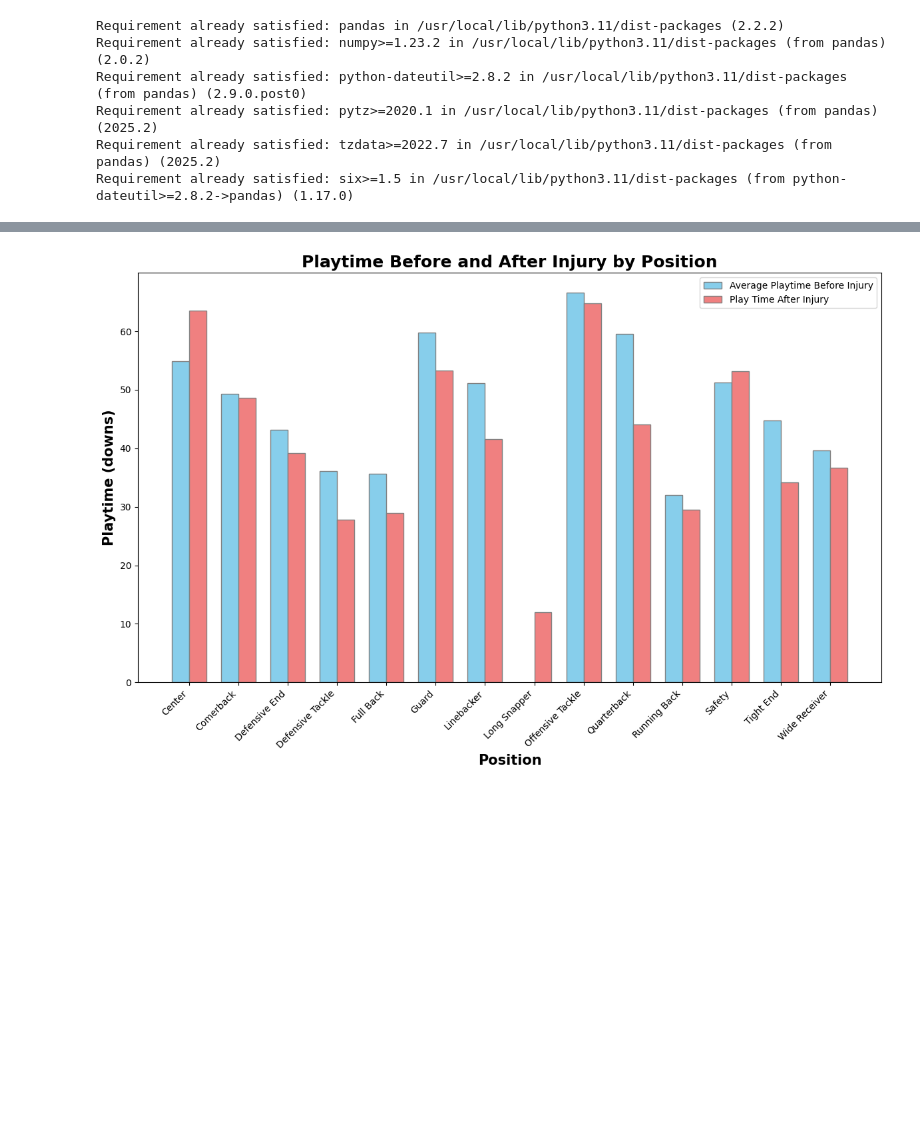
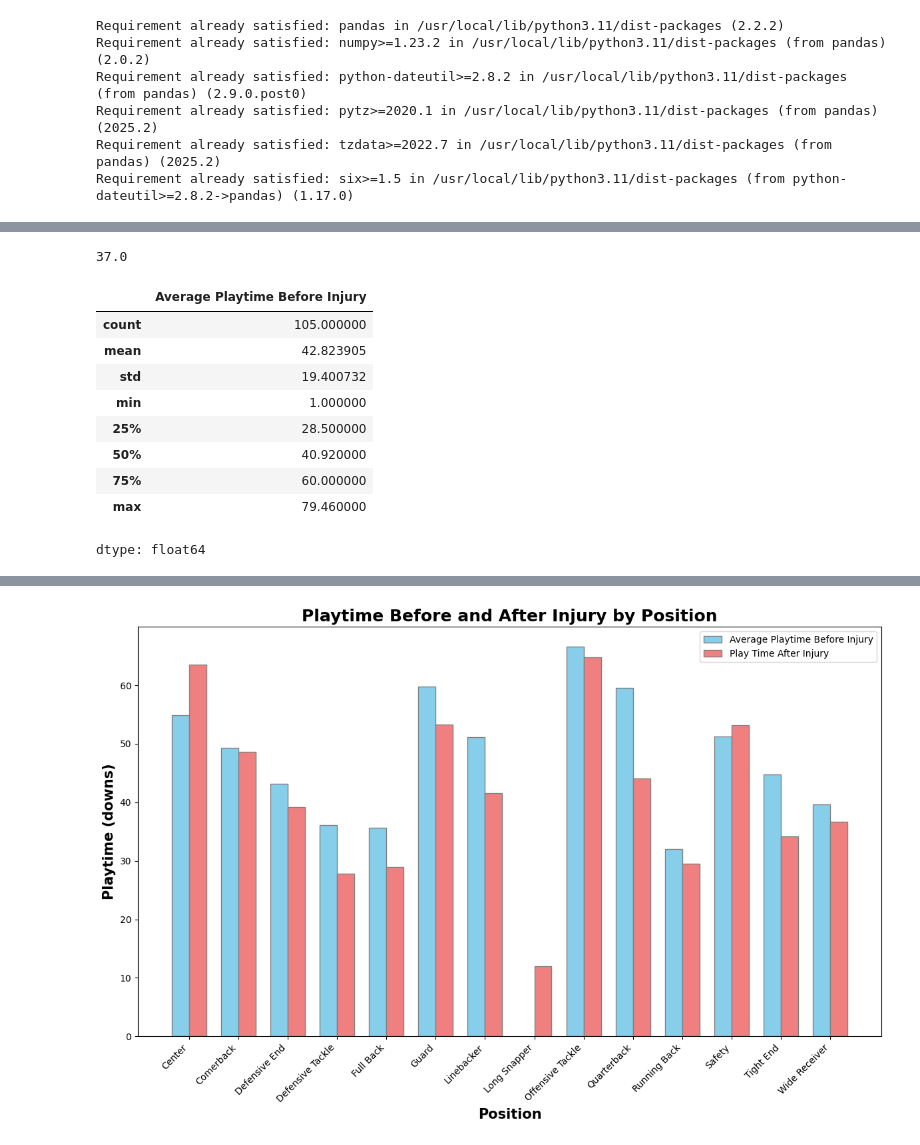
Before and after one commit to Albert-hub09/Albert_Football, a Jupyter notebook: Albert_Football.ipynb, the cells around one changed output, grey strips where cells are left out. Drawn from its saved outputs; the diff is of its cells as text; code cells hidden in the pictures; blank space fills up the shorter version.

```diff
--- a/Albert_Football.ipynb
+++ b/Albert_Football.ipynb
@@ -24,0 +62,3 @@ df.head()
+# %%
+x = df2['Average Playtime Before Injury'].convert_dtypes('int')
+x.unique()
@@ -24,0 +83,22 @@ df.head()
+# %%
+float(x[0][0:5])
+# %% [output]
+37.0
+# %%
+x = x.convert_dtypes('str')
+x = x.str.slice(0,5)
+# %%
+y = x.astype('float')
+# %%
+y.describe()
+# %% [output]
+|  | Average Playtime Before Injury |
+| count | 105.000000 |
+| mean | 42.823905 |
+| std | 19.400732 |
+| min | 1.000000 |
+| 25% | 28.500000 |
+| 50% | 40.920000 |
+| 75% | 60.000000 |
+| max | 79.460000 |
+dtype: float64
```
Also changed, not shown: parts of 13 cells of this notebook.
